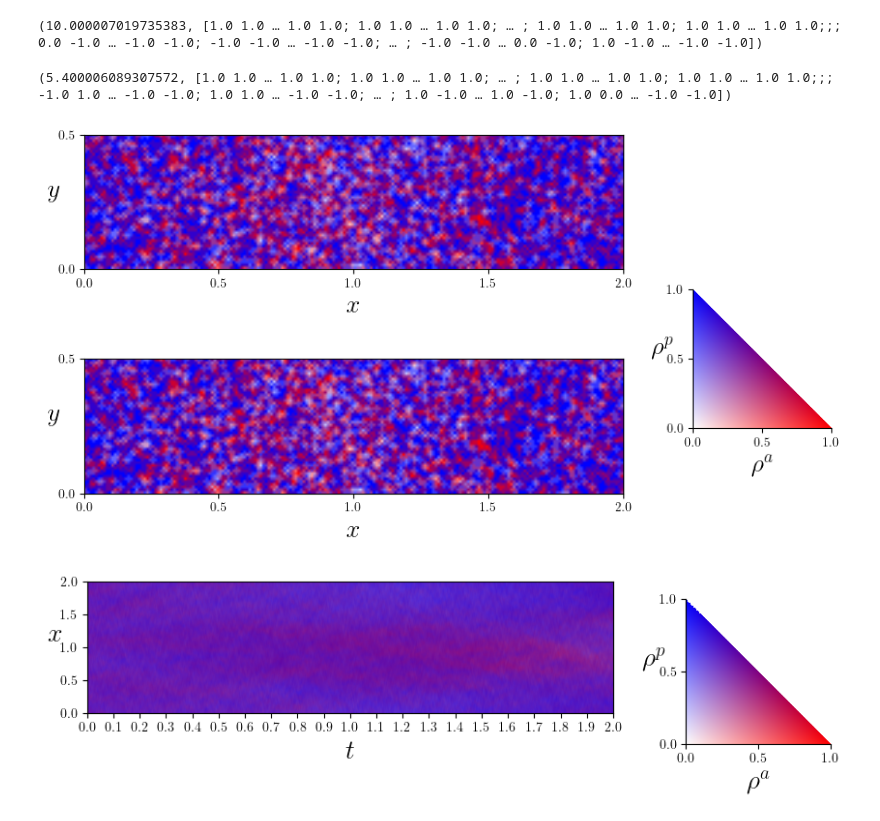
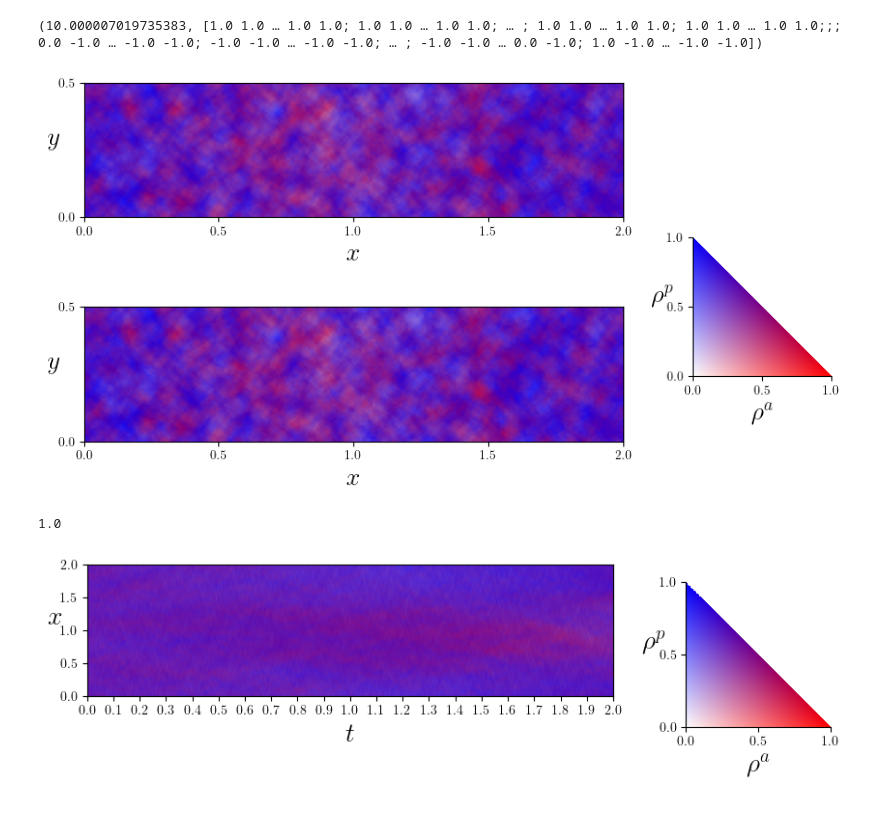
Before and after one commit to jimmmmason/Active_Lattice, a Jupyter notebook: pm_scripts/pm_sim_scripts/pm_sim_plot_2.ipynb, the cells around one changed output. Drawn from its saved outputs; the diff is of its cells as text; code cells hidden in the pictures.

Commit message:
v2 plotting for sims added

```diff
--- a/pm_scripts/pm_sim_scripts/pm_sim_plot_2.ipynb
+++ b/pm_scripts/pm_sim_scripts/pm_sim_plot_2.ipynb
@@ -30,18 +29,14 @@ t, η = t_saves[end], η_saves[end]
 # %% [output]
 fast load
 (10.000007019735383, [1.0 1.0 … 1.0 1.0; 1.0 1.0 … 1.0 1.0; … ; 1.0 1.0 … 1.0 1.0; 1.0 1.0 … 1.0 1.0;;; 0.0 -1.0 … -1.0 -1.0; -1.0 -1.0 … -1.0 -1.0; … ; -1.0 -1.0 … 0.0 -1.0; 1.0 -1.0 … -1.0 -1.0])
-# %%
-t, η = t_saves[55], η_saves[55]
-# %% [output]
-(5.400006089307572, [1.0 1.0 … 1.0 1.0; 1.0 1.0 … 1.0 1.0; … ; 1.0 1.0 … 1.0 1.0; 1.0 1.0 … 1.0 1.0;;; -1.0 1.0 … -1.0 -1.0; 1.0 1.0 … -1.0 -1.0; … ; 1.0 -1.0 … 1.0 -1.0; 1.0 0.0 … -1.0 -1.0])
 # %%
 #create image
     @unpack DT, v0, DR, N, Lx,Ly, ϕa, ϕp, T , name, N₁, N₂, save_interval, save_on = param
-    ϵ = 0.01
-    ρa, ρp, m = local_average(η, ϵ, N, N₁, N₂)
+    ϵ = 0.1
+    f = local_average(η, ϵ, N, N₁, N₂)
     # ρa, ρp, m = local_average_1d(η, ϵ, N, N₁, N₂)
 
-    rgb_image = rho_to_rgb(ρa, ρp, m; type = "rho" );
+    rgb_image = rho_to_rgb(f);
 # create fig
     using PyPlot
     PyPlot.close("all")
@@ -50,38 +45,41 @@ t, η = t_saves[55], η_saves[55]
 # add image
     for ax in axs
         ax.imshow(rgb_image; extent = [0,Lx,0,Ly], interpolation = "bilinear")
         ax.get_xaxis().set_ticks(0:0.5:Lx)
         ax.get_yaxis().set_ticks(0:0.5:Ly)
         ax.set_xlabel(L"x", fontsize = 20)
         ax.set_ylabel(L"y",fontsize = 20, rotation = 0)
     end
 
     fig.tight_layout()
 
 # add colour bars
     fig.subplots_adjust(right=0.6)
     cbar_ax = fig.add_axes([0.65, 0.3, 0.2, 0.3])
 
     ax = cbar_ax
 
     Δx = 0.001
-    cbar_ρa = [ x*(x+y≤ 1) for x in Δx:Δx:1, y in Δx:Δx:1 ]
-    cbar_ρp = [ y*(x+y≤1) for x in Δx:Δx:1, y in Δx:Δx:1 ]
-    cbar_m  = [ 0 for x in Δx:Δx:1, y in Δx:Δx:1 ]
+    cbar_f = [ x*(x+y≤ 1)*(i != 3)/2 + y*(x+y≤ 1)*(i == 3) for x in Δx:Δx:1, y in Δx:Δx:1, i in 1:3 ]
 
-    rgb_image = rho_to_rgb(cbar_ρa, cbar_ρp, cbar_m; type = "rho" );
+    rgb_image = rho_to_rgb(cbar_f );
 
     ax.imshow(rgb_image; extent = [0,1,0,1])
     ax.spines["top"].set_visible(false)
     ax.spines["right"].set_visible(false)
     ax.get_xaxis().set_ticks(0:0.5:1)
     ax.get_yaxis().set_ticks(0:0.5:1)
     ax.set_xlabel(L"\rho^a", fontsize = 20)
     ax.set_ylabel(L"\rho^p",fontsize = 20, rotation = 0)
 #
 display(fig)
 # %% [output]
-[figure, old version]
+[figure, new version]
+# %%
+#rgb_image = rho_to_rgb(f) #???
+maximum(sum(f;dims = 3))
+# %% [output]
+1.0
 # %%
 # create image
     @unpack DT, v0, DR, N, Lx,Ly, ϕa, ϕp, T , name, N₁, N₂, save_interval, save_on = param
```
Also changed, not shown: parts of 2 cells of this notebook, 4 other files.
